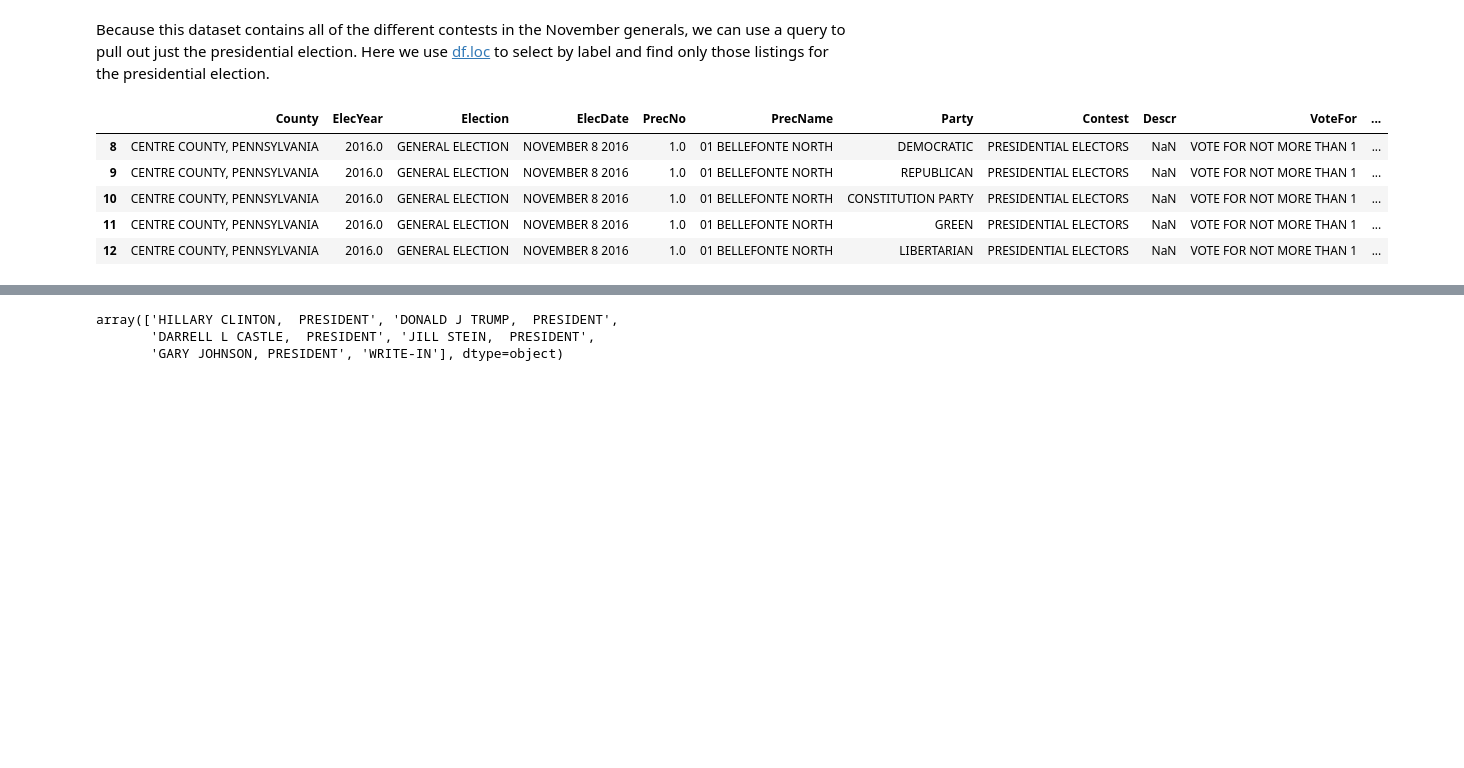
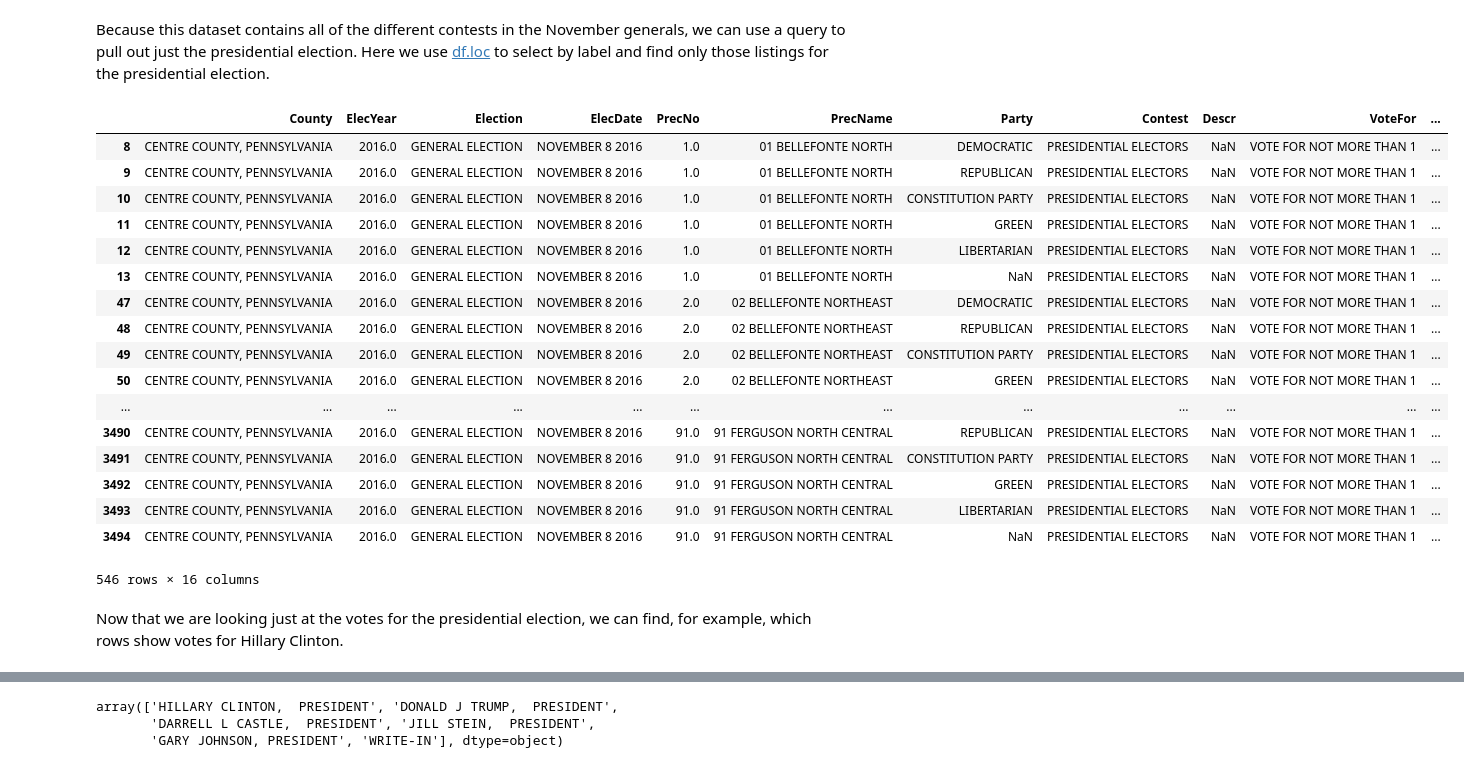
Before and after one commit to marcelaa18/big-data-spring2017, a Jupyter notebook: week3/02. Pandas Introduction.ipynb, the cells around one changed output, grey strips where cells are left out. Saved outputs shown, nothing was run; the diff lists cells and outputs as text; code cells hidden in the pictures; blank space fills up the shorter version.

```diff
--- a/week3/02. Pandas Introduction.ipynb
+++ b/week3/02. Pandas Introduction.ipynb
@@ -283,11 +278,25 @@ df[(df['PrecNo'] < 8) & (df['PrecNo'] > 5)]
 Because this dataset contains all of the different contests in the November generals, we can use a query to pull out just the presidential election. Here we use [df.loc](http://pandas.pydata.org/pandas-docs/stable/generated/pandas.DataFrame.loc.html) to select by label and find only those listings for the presidential election.
 # %%
 df_pres = df.loc[df['Contest'] == 'PRESIDENTIAL ELECTORS']
-df_pres.head()
+df_pres
 # %% [output]
 |  | County | ElecYear | Election | ElecDate | PrecNo | PrecName | Party | Contest | Descr | VoteFor | ... |
 | 8 | CENTRE COUNTY, PENNSYLVANIA | 2016.0 | GENERAL ELECTION | NOVEMBER 8 2016 | 1.0 | 01 BELLEFONTE NORTH | DEMOCRATIC | PRESIDENTIAL ELECTORS | NaN | VOTE FOR NOT MORE THAN 1 | ... |
 | 9 | CENTRE COUNTY, PENNSYLVANIA | 2016.0 | GENERAL ELECTION | NOVEMBER 8 2016 | 1.0 | 01 BELLEFONTE NORTH | REPUBLICAN | PRESIDENTIAL ELECTORS | NaN | VOTE FOR NOT MORE THAN 1 | ... |
 | 10 | CENTRE COUNTY, PENNSYLVANIA | 2016.0 | GENERAL ELECTION | NOVEMBER 8 2016 | 1.0 | 01 BELLEFONTE NORTH | CONSTITUTION PARTY | PRESIDENTIAL ELECTORS | NaN | VOTE FOR NOT MORE THAN 1 | ... |
 | 11 | CENTRE COUNTY, PENNSYLVANIA | 2016.0 | GENERAL ELECTION | NOVEMBER 8 2016 | 1.0 | 01 BELLEFONTE NORTH | GREEN | PRESIDENTIAL ELECTORS | NaN | VOTE FOR NOT MORE THAN 1 | ... |
 | 12 | CENTRE COUNTY, PENNSYLVANIA | 2016.0 | GENERAL ELECTION | NOVEMBER 8 2016 | 1.0 | 01 BELLEFONTE NORTH | LIBERTARIAN | PRESIDENTIAL ELECTORS | NaN | VOTE FOR NOT MORE THAN 1 | ... |
+| 13 | CENTRE COUNTY, PENNSYLVANIA | 2016.0 | GENERAL ELECTION | NOVEMBER 8 2016 | 1.0 | 01 BELLEFONTE NORTH | NaN | PRESIDENTIAL ELECTORS | NaN | VOTE FOR NOT MORE THAN 1 | ... |
+| 47 | CENTRE COUNTY, PENNSYLVANIA | 2016.0 | GENERAL ELECTION | NOVEMBER 8 2016 | 2.0 | 02 BELLEFONTE NORTHEAST | DEMOCRATIC | PRESIDENTIAL ELECTORS | NaN | VOTE FOR NOT MORE THAN 1 | ... |
+| 48 | CENTRE COUNTY, PENNSYLVANIA | 2016.0 | GENERAL ELECTION | NOVEMBER 8 2016 | 2.0 | 02 BELLEFONTE NORTHEAST | REPUBLICAN | PRESIDENTIAL ELECTORS | NaN | VOTE FOR NOT MORE THAN 1 | ... |
+| 49 | CENTRE COUNTY, PENNSYLVANIA | 2016.0 | GENERAL ELECTION | NOVEMBER 8 2016 | 2.0 | 02 BELLEFONTE NORTHEAST | CONSTITUTION PARTY | PRESIDENTIAL ELECTORS | NaN | VOTE FOR NOT MORE THAN 1 | ... |
+| 50 | CENTRE COUNTY, PENNSYLVANIA | 2016.0 | GENERAL ELECTION | NOVEMBER 8 2016 | 2.0 | 02 BELLEFONTE NORTHEAST | GREEN | PRESIDENTIAL ELECTORS | NaN | VOTE FOR NOT MORE THAN 1 | ... |
+| ... | ... | ... | ... | ... | ... | ... | ... | ... | ... | ... | ... |
+| 3490 | CENTRE COUNTY, PENNSYLVANIA | 2016.0 | GENERAL ELECTION | NOVEMBER 8 2016 | 91.0 | 91 FERGUSON NORTH CENTRAL | REPUBLICAN | PRESIDENTIAL ELECTORS | NaN | VOTE FOR NOT MORE THAN 1 | ... |
+| 3491 | CENTRE COUNTY, PENNSYLVANIA | 2016.0 | GENERAL ELECTION | NOVEMBER 8 2016 | 91.0 | 91 FERGUSON NORTH CENTRAL | CONSTITUTION PARTY | PRESIDENTIAL ELECTORS | NaN | VOTE FOR NOT MORE THAN 1 | ... |
+| 3492 | CENTRE COUNTY, PENNSYLVANIA | 2016.0 | GENERAL ELECTION | NOVEMBER 8 2016 | 91.0 | 91 FERGUSON NORTH CENTRAL | GREEN | PRESIDENTIAL ELECTORS | NaN | VOTE FOR NOT MORE THAN 1 | ... |
+| 3493 | CENTRE COUNTY, PENNSYLVANIA | 2016.0 | GENERAL ELECTION | NOVEMBER 8 2016 | 91.0 | 91 FERGUSON NORTH CENTRAL | LIBERTARIAN | PRESIDENTIAL ELECTORS | NaN | VOTE FOR NOT MORE THAN 1 | ... |
+| 3494 | CENTRE COUNTY, PENNSYLVANIA | 2016.0 | GENERAL ELECTION | NOVEMBER 8 2016 | 91.0 | 91 FERGUSON NORTH CENTRAL | NaN | PRESIDENTIAL ELECTORS | NaN | VOTE FOR NOT MORE THAN 1 | ... |
+546 rows × 16 columns
+# %% [markdown]
+Now that we are looking just at the votes for the presidential election, we can find, for example, which rows show votes for Hillary Clinton.
```
Also changed, not shown: parts of 14 cells of this notebook, 3 other files.
